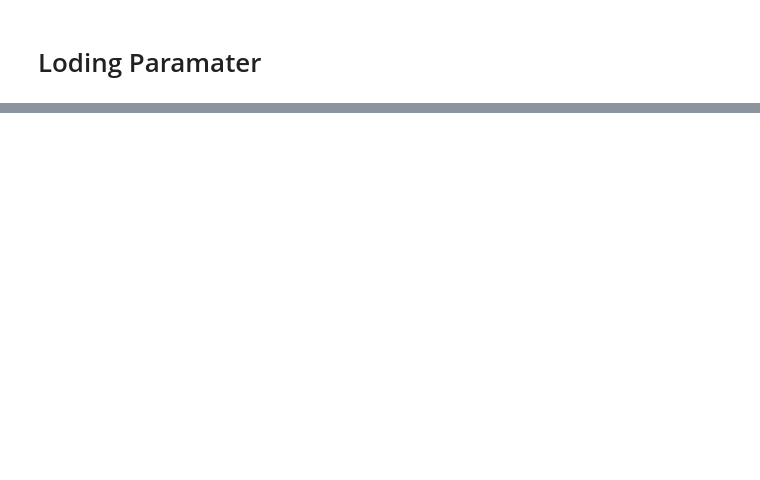
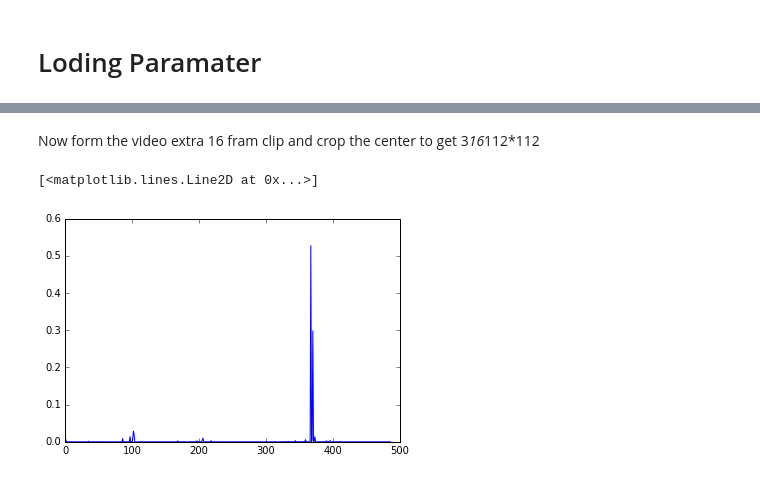
Before and after one commit to SnowMasaya/keras-study, a Jupyter notebook: code/keras/keras-study-notebook.ipynb, the cells around one changed output, grey strips where cells are left out. Saved outputs shown, nothing was run; the diff lists cells and outputs as text; code cells hidden in the pictures; blank space fills up the shorter version.

```diff
--- a/code/keras/keras-study-notebook.ipynb
+++ b/code/keras/keras-study-notebook.ipynb
@@ -158,7 +141,7 @@ For testing we are going to load video from the Suports1M data sets and pass it
 import cv2
 import numpy as np
 
-cap = cv2.VideoCapture("dM06AMFLsrc.mp4")
+cap = cv2.VideoCapture("../model/test_data.mp4")
 
 vid = []
 while True:
@@ -179,5 +163,11 @@ Now form the video extra 16 fram clip and crop the center to get 3*16*112*112
+# %% [markdown]
+Now form the video extra 16 fram clip and crop the center to get 3*16*112*112
 # %%
 X = vid[2000:2016, 8:120, 30:142, :].transpose((3, 0, 1, 2))
-output = model.predict_on_batch(np.array(X))
-plt.plot(output[0][0])
+output = model.predict_on_batch(np.array([X]))
+# %%
+plt.plot(output[0])
+# %% [output]
+[<matplotlib.lines.Line2D at 0x...>]
+[figure, added]
 # %%
```
Also changed, not shown: parts of 21 cells of this notebook, 7 other files.
